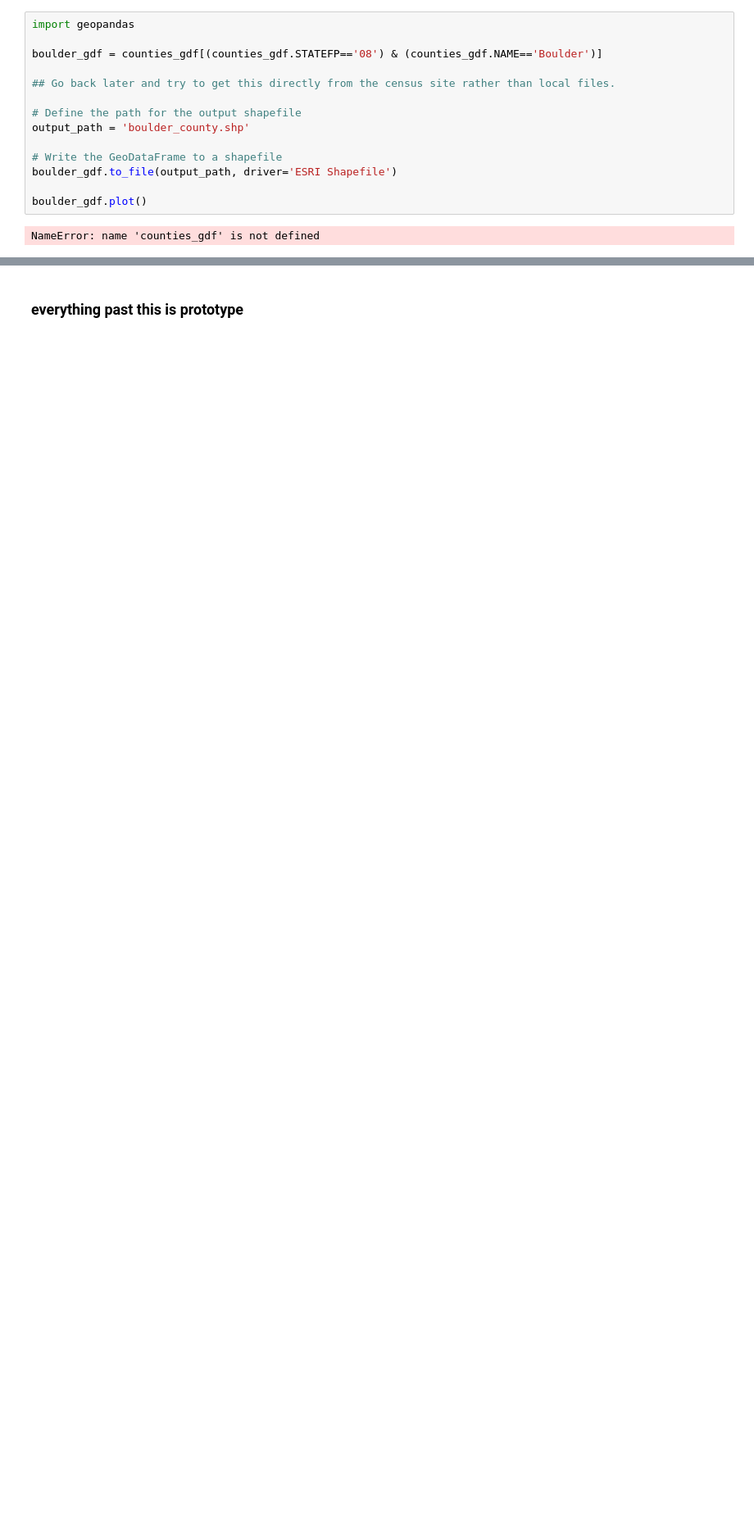
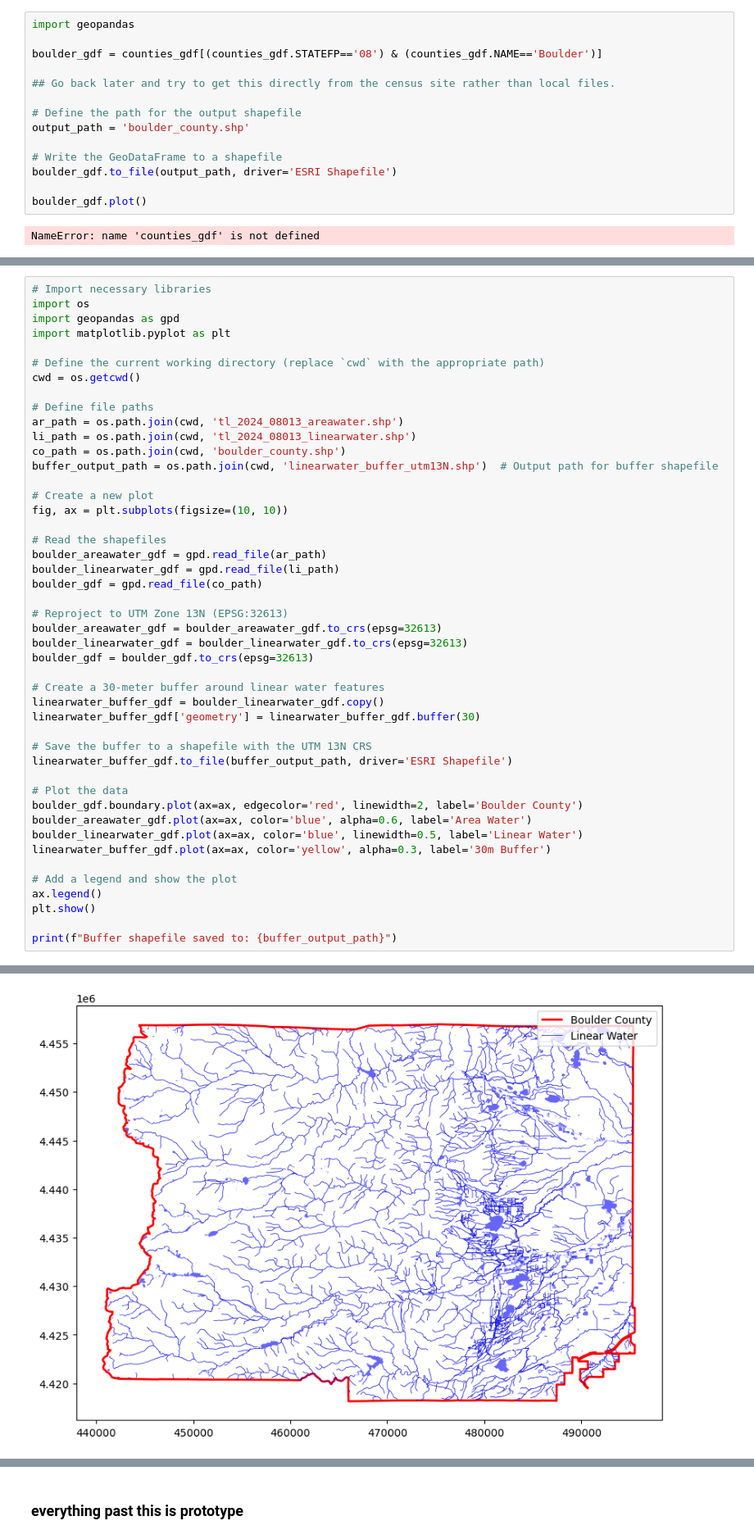
Before and after one commit to gpb3037/bluespruce, a Jupyter notebook: BoulderCountyVector.ipynb, the cells around one changed output, grey strips where cells are left out. Shown at 82% size. Saved outputs shown, nothing was run; the diff lists cells and outputs as text; blank space fills up the shorter version.

```diff
--- a/BoulderCountyVector.ipynb
+++ b/BoulderCountyVector.ipynb
@@ -138,0 +209,47 @@ boulder_linearwater_gdf.head
+# %%
+# Import necessary libraries
+import os
+import geopandas as gpd
+import matplotlib.pyplot as plt
+
+# Define the current working directory (replace `cwd` with the appropriate path)
+cwd = os.getcwd()
+
+# Define file paths
+ar_path = os.path.join(cwd, 'tl_2024_08013_areawater.shp')
+li_path = os.path.join(cwd, 'tl_2024_08013_linearwater.shp')
+co_path = os.path.join(cwd, 'boulder_county.shp')
+buffer_output_path = os.path.join(cwd, 'linearwater_buffer_utm13N.shp')  # Output path for buffer shapefile
+
+# Create a new plot
+fig, ax = plt.subplots(figsize=(10, 10))
+
+# Read the shapefiles
+boulder_areawater_gdf = gpd.read_file(ar_path)
+boulder_linearwater_gdf = gpd.read_file(li_path)
+boulder_gdf = gpd.read_file(co_path)
+
+# Reproject to UTM Zone 13N (EPSG:32613)
+boulder_areawater_gdf = boulder_areawater_gdf.to_crs(epsg=32613)
+boulder_linearwater_gdf = boulder_linearwater_gdf.to_crs(epsg=32613)
+boulder_gdf = boulder_gdf.to_crs(epsg=32613)
+
+# Create a 30-meter buffer around linear water features
+linearwater_buffer_gdf = boulder_linearwater_gdf.copy()
+linearwater_buffer_gdf['geometry'] = linearwater_buffer_gdf.buffer(30)
+
+# Save the buffer to a shapefile with the UTM 13N CRS
+linearwater_buffer_gdf.to_file(buffer_output_path, driver='ESRI Shapefile')
+
+# Plot the data
+boulder_gdf.boundary.plot(ax=ax, edgecolor='red', linewidth=2, label='Boulder County')
+boulder_areawater_gdf.plot(ax=ax, color='blue', alpha=0.6, label='Area Water')
+boulder_linearwater_gdf.plot(ax=ax, color='blue', linewidth=0.5, label='Linear Water')
+linearwater_buffer_gdf.plot(ax=ax, color='yellow', alpha=0.3, label='30m Buffer')
+
+# Add a legend and show the plot
+ax.legend()
+plt.show()
+
+print(f"Buffer shapefile saved to: {buffer_output_path}")
+# %% [output]
@@ -138,0 +258 @@ boulder_linearwater_gdf.head
+[figure, added]
```
Also changed, not shown: parts of 10 cells of this notebook, 2 other files.
